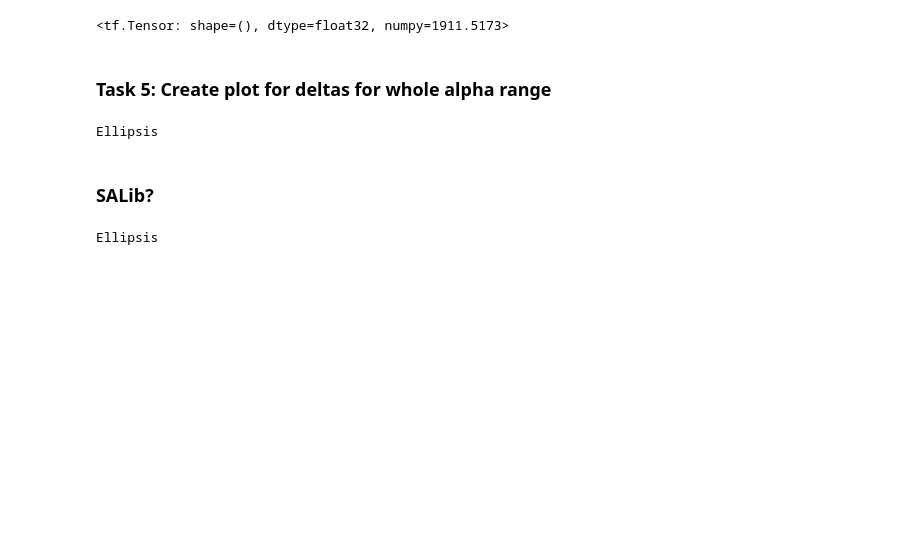
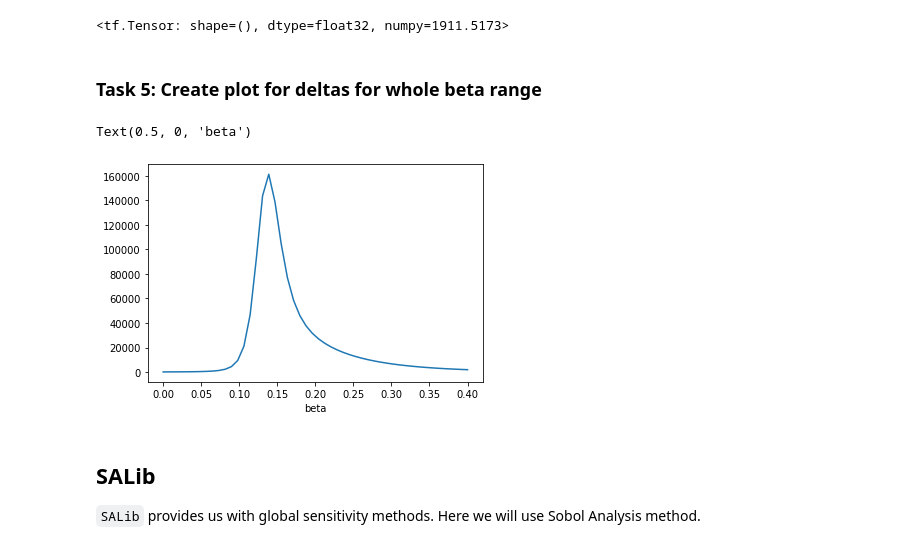
Before and after one commit to mtsokol/epidemic-modelling-workshop, a Jupyter notebook: Lab-part-1.ipynb, the cells around one changed output. Saved outputs shown, nothing was run; the diff lists cells and outputs as text; code cells hidden in the pictures; blank space fills up the shorter version.

```diff
--- a/Lab-part-1.ipynb
+++ b/Lab-part-1.ipynb
@@ -159,14 +163,25 @@ dI_dβ[0]
 # %% [output]
 <tf.Tensor: shape=(), dtype=float32, numpy=1911.5173>
 # %% [markdown]
-### Task 5: Create plot for deltas for whole alpha range
+### Task 5: Create plot for deltas for whole beta range
-# %%
-...
-# %% [output]
-Ellipsis
-# %% [markdown]
-### SALib?
-# %%
-...
-# %% [output]
-Ellipsis
+# %%
+deltas = []
+space = np.linspace(0.0, 0.4, 50)
+for beta in space:
+    beta = tf.constant([beta], dtype=tf.float32)
+    with tf.GradientTape() as g:
+        g.watch(beta)
+        I = model_I(deriv, y0, dt, days, N, beta, gamma)
+    dI_dβ = g.gradient(I, beta)[0].numpy()
+    deltas.append(dI_dβ)
+# %%
+fig, ax = plt.subplots()
+ax.plot(space, deltas)
+plt.xlabel('beta')
+# %% [output]
+Text(0.5, 0, 'beta')
+[figure, added]
+# %% [markdown]
+## SALib
+
+`SALib` provides us with global sensitivity methods. Here we will use Sobol Analysis method.
```
Also changed, not shown: parts of 9 cells of this notebook, 2 other files.
